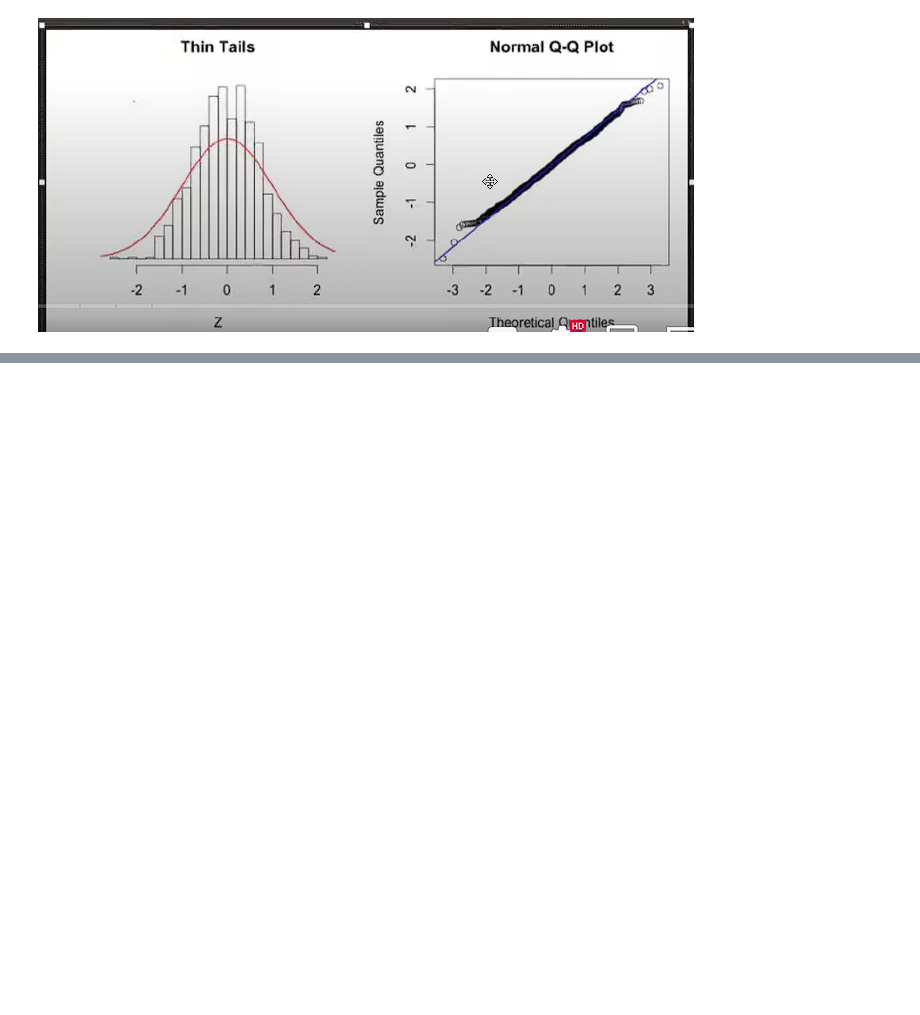
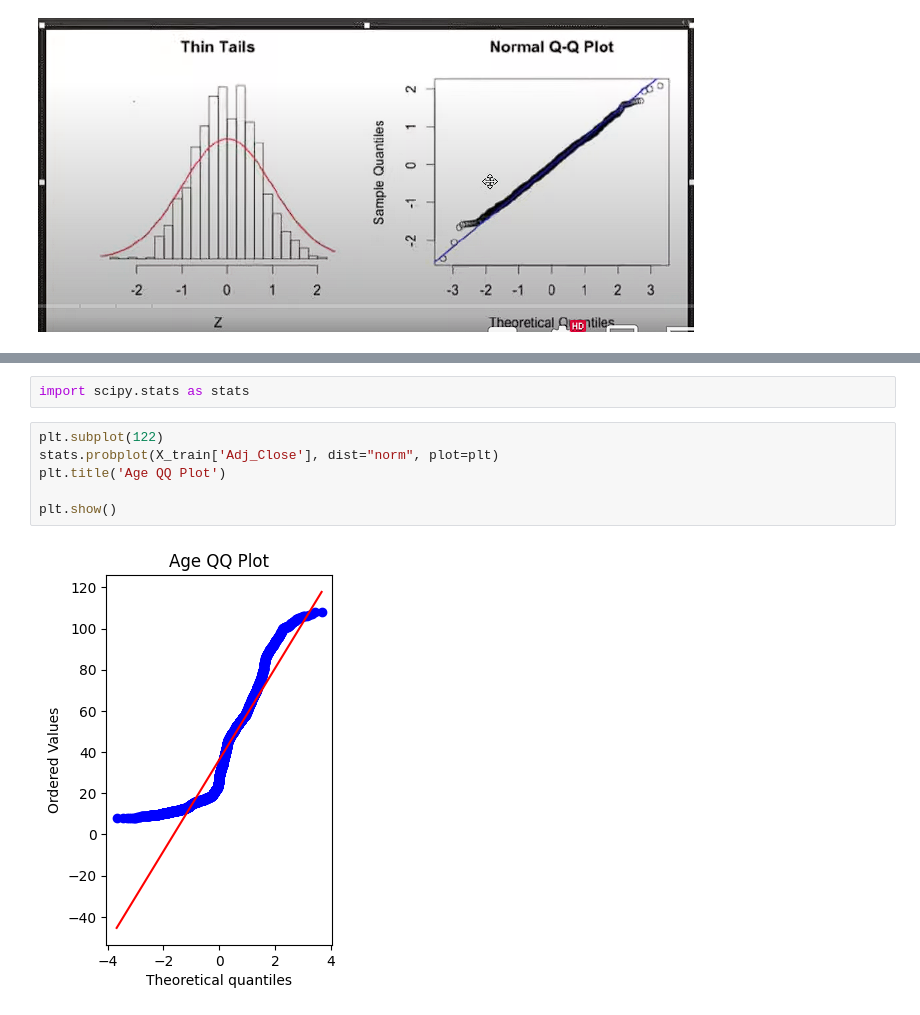
Before and after one commit to shivam188132/MY_machine_learning, a Jupyter notebook: function transformer.ipynb, the cells around one changed output, grey strips where cells are left out. Saved outputs shown, nothing was run; the diff lists cells and outputs as text; blank space fills up the shorter version.

```diff
--- a/function transformer.ipynb
+++ b/function transformer.ipynb
@@ -27,0 +109,10 @@ from sklearn.preprocessing import OneHotEncoder
+# %%
+import scipy.stats as stats
+# %%
+plt.subplot(122)
+stats.probplot(X_train['Adj_Close'], dist="norm", plot=plt)
+plt.title('Age QQ Plot')
+
+plt.show()
+# %% [output]
+[figure, added]
```
Also changed, not shown: parts of 21 cells of this notebook, 1 other file.
